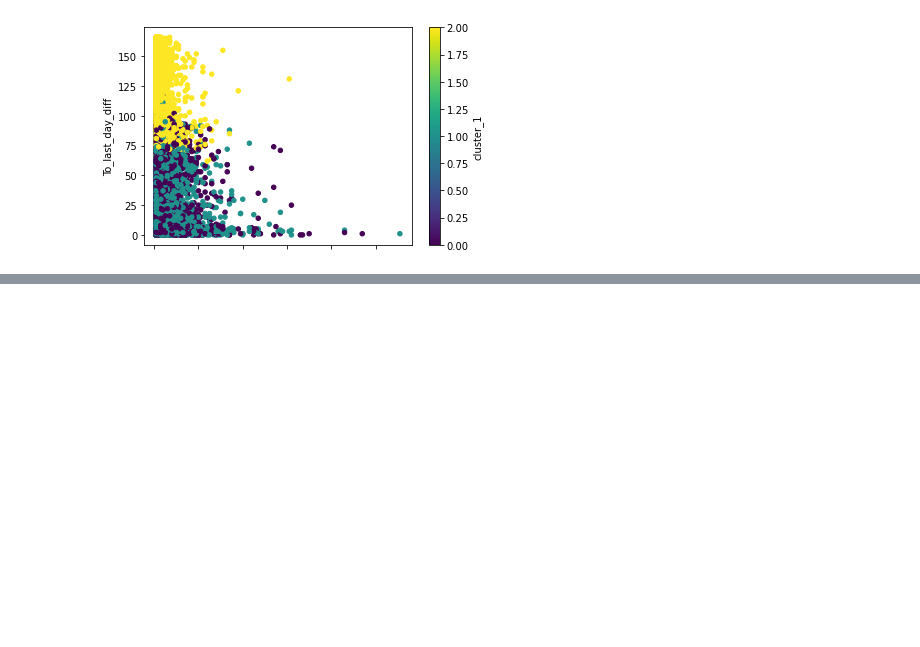
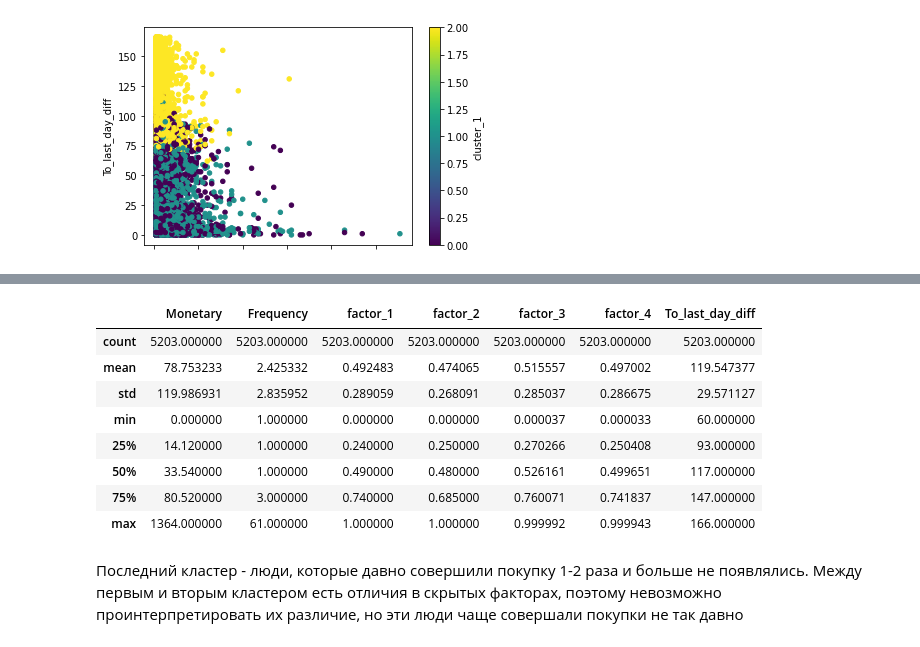
Before and after one commit to MKhairtdinova/Xsolla_DS_2020, a Jupyter notebook: Сегментация/Сегментация.ipynb, the cells around one changed output, grey strips where cells are left out. Cells and saved outputs as stored; diff of their text form; code cells hidden in the pictures; blank space fills up the shorter version.

```diff
--- a/Сегментация/Сегментация.ipynb
+++ b/Сегментация/Сегментация.ipynb
@@ -414,0 +449,14 @@ ax2 = segment.plot.scatter(x='Frequency',
+# %%
+get_cluster_info(2)
+# %% [output]
+|  | Monetary | Frequency | factor_1 | factor_2 | factor_3 | factor_4 | To_last_day_diff |
+| count | 5203.000000 | 5203.000000 | 5203.000000 | 5203.000000 | 5203.000000 | 5203.000000 | 5203.000000 |
+| mean | 78.753233 | 2.425332 | 0.492483 | 0.474065 | 0.515557 | 0.497002 | 119.547377 |
+| std | 119.986931 | 2.835952 | 0.289059 | 0.268091 | 0.285037 | 0.286675 | 29.571127 |
+| min | 0.000000 | 1.000000 | 0.000000 | 0.000000 | 0.000037 | 0.000033 | 60.000000 |
+| 25% | 14.120000 | 1.000000 | 0.240000 | 0.250000 | 0.270266 | 0.250408 | 93.000000 |
+| 50% | 33.540000 | 1.000000 | 0.490000 | 0.480000 | 0.526161 | 0.499651 | 117.000000 |
+| 75% | 80.520000 | 3.000000 | 0.740000 | 0.685000 | 0.760071 | 0.741837 | 147.000000 |
+| max | 1364.000000 | 61.000000 | 1.000000 | 1.000000 | 0.999992 | 0.999943 | 166.000000 |
+# %% [markdown]
+Последний кластер - люди, которые давно совершили покупку 1-2 раза и больше не появлялись. Между первым и вторым кластером есть отличия в скрытых факторах, поэтому невозможно проинтерпретировать их различие, но эти люди чаще совершали покупки не так давно
```
Also changed, not shown: parts of 7 cells of this notebook, 1 other file.
